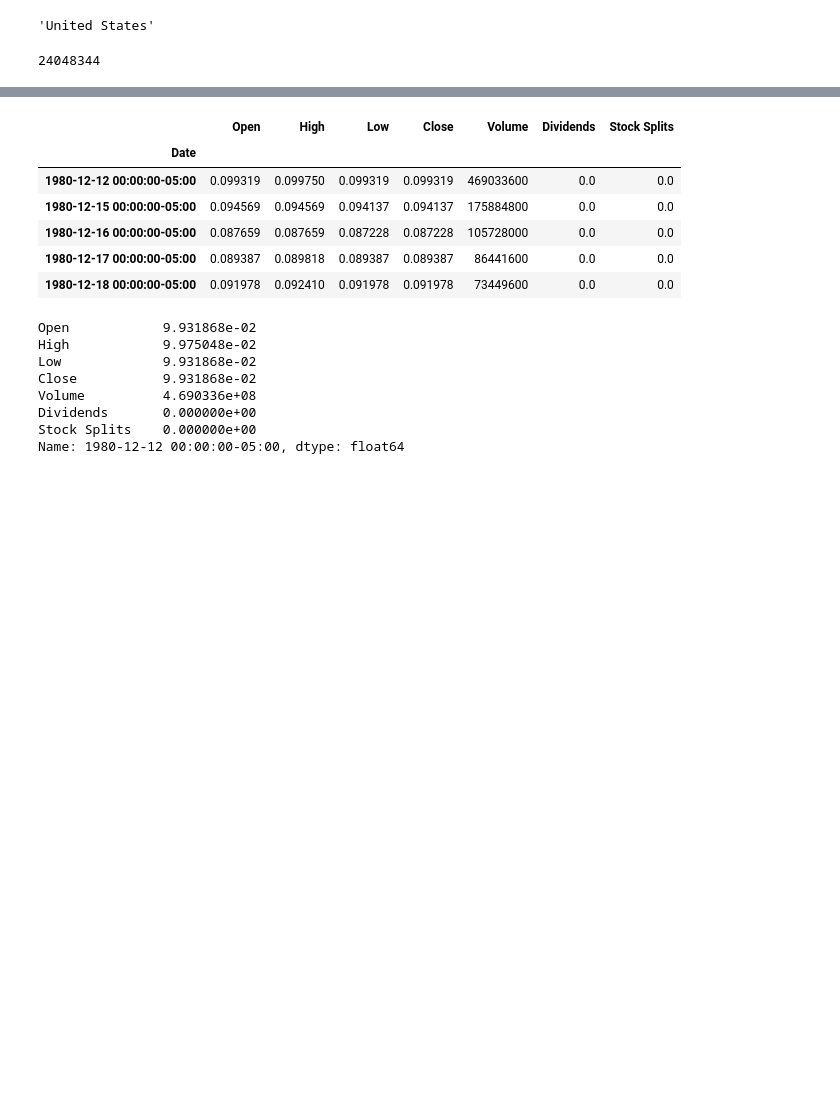
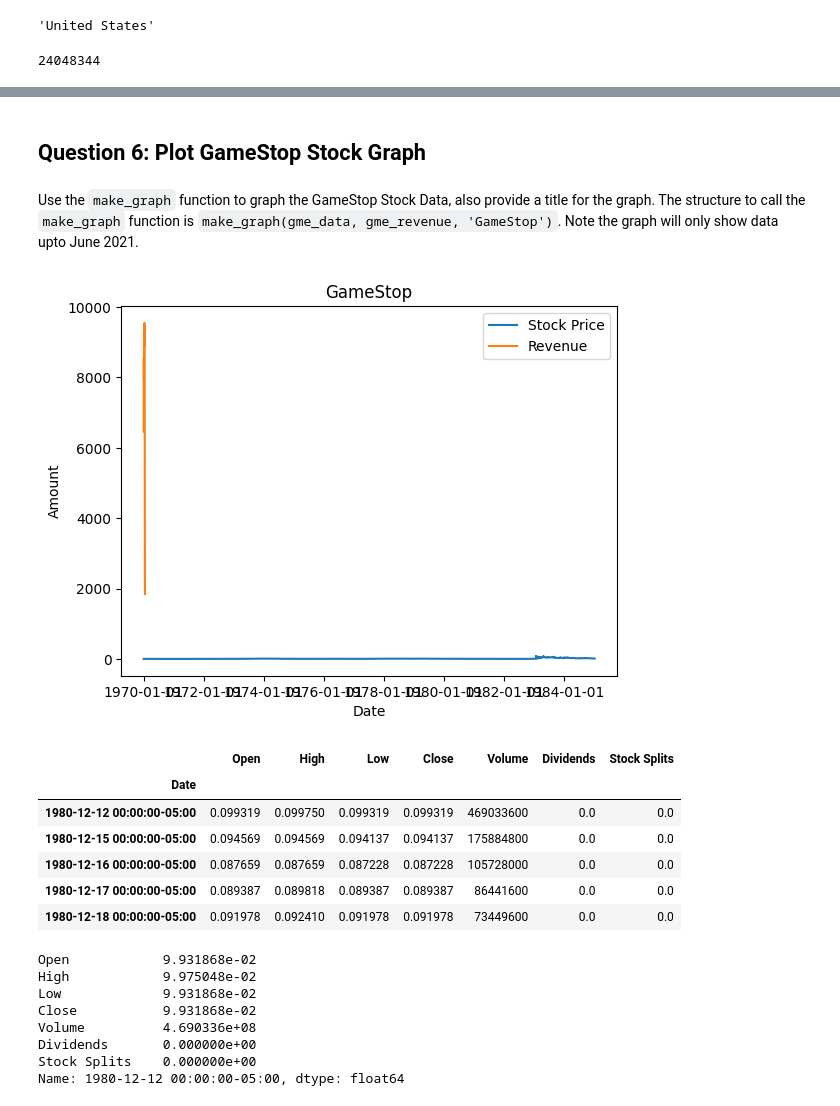
Before and after one commit to yasmin203/DataAnalysisPython, a Jupyter notebook: AMD.ipynb, the cells around one changed output, grey strips where cells are left out. Cells and saved outputs as stored; diff of their text form; code cells hidden in the pictures; blank space fills up the shorter version.

```diff
--- a/AMD.ipynb
+++ b/AMD.ipynb
@@ -46,0 +252,2 @@ d = apple.history(period="max")
+# %%
+gme_data = GameShop.history(period='max')
@@ -46,0 +256,3 @@ d = apple.history(period="max")
+# %%
+gme_data.reset_index(inplace=True)
+gme_data.head()
@@ -46,0 +270,6 @@ d = apple.history(period="max")
+# %%
+import requests
+url='https://cf-courses-data.s3.us.cloud-object-storage.appdomain.cloud/IBMDeveloperSkillsNetwork-PY0220EN-SkillsNetwork/labs/project/stock.html'
+response=requests.get(url)
+html_data = response.content
+html_data
@@ -46,0 +320,24 @@ d = apple.history(period="max")
+# %%
+import pandas as pd
+html_data = pd.read_html(url)
+gme_revenue = html_data[0]
+
+# Define the new column names
+new_columns = ['Date', 'Revenue']
+
+# Assign the new column names to the DataFrame
+gme_revenue.columns = new_columns
+
+# Print the modified DataFrame
+print(gme_revenue)
+# Remove commas and dollar signs from the "Revenue" column
+gme_revenue['Revenue'] = gme_revenue['Revenue'].str.replace(',', '').str.replace('$', '')
+
+# Convert the "Revenue" column values to integers
+gme_revenue['Revenue'] = gme_revenue['Revenue'].astype(int)
+gme_revenue.dropna(inplace=True)
+
+gme_revenue = gme_revenue[gme_revenue['Revenue'] != ""]
+
+# Print the modified DataFrame
+print(gme_revenue)
@@ -47,3 +381,11 @@ d = apple.history(period="max")
+# %% [markdown]
+## Question 6: Plot GameStop Stock Graph
+# %% [markdown]
+Use the `make_graph` function to graph the GameStop Stock Data, also provide a title for the graph. The structure to call the `make_graph` function is `make_graph(gme_data, gme_revenue, 'GameStop')`. Note the graph will only show data upto June 2021.
+# %%
+make_graph(gme_data, gme_revenue, "GameStop")
+# %% [output]
+[figure, added]
 # %%
 d.head()
 # %% [output]
```
Also changed, not shown: parts of 46 cells of this notebook.
